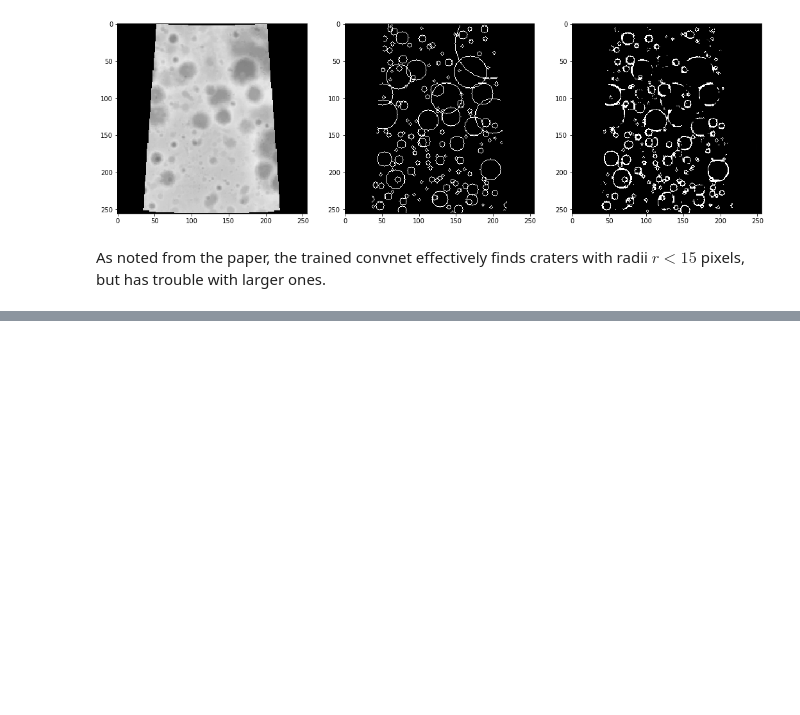
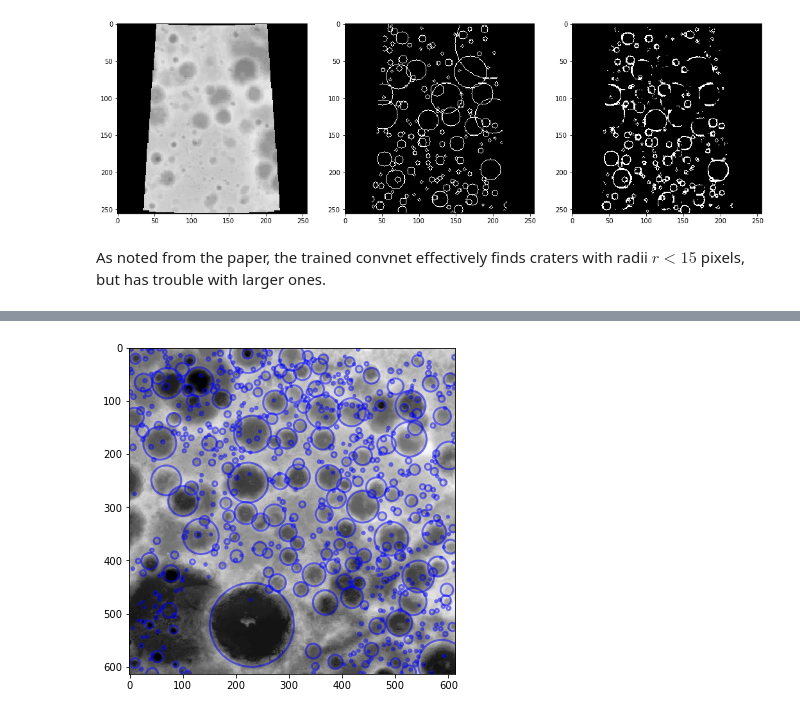
Before and after one commit to silburt/DeepMoon, a Jupyter notebook: docs/Using Zenodo Data.ipynb, the cells around one changed output, grey strips where cells are left out. Drawn from its saved outputs; the diff is of its cells as text; code cells hidden in the pictures; blank space fills up the shorter version.

```diff
--- a/docs/Using Zenodo Data.ipynb
+++ b/docs/Using Zenodo Data.ipynb
@@ -161,0 +164,47 @@ As noted from the paper, the trained convnet effectively finds craters with radi
+# %%
+def crop_craters(craters, img_global, xp, yp, lenp):
+    # get desired cropped Lunar region
+    xc = xp*img_global.size[0]/3 + 2*img_global.size[0]/3
+    yc = yp*img_global.size[1]
+    rawlen = lenp*img_global.size[0]/3
+
+    box = np.array([xc, yc, xc + rawlen, yc + rawlen], dtype='float32')
+    img = img_global.crop(box)
+
+    # crop craters within bounding box, convert to pixel coordinates
+    llbd = tfm.pix2coord(box[0::2], box[1::2], [-180., 180., -60., 60.], img_global.size)
+    llbd = np.concatenate([llbd[0], llbd[1][::-1]])
+    cLo, cLa, cR = craters[(craters.T[0] >= llbd[0]) & (craters.T[0] < llbd[1]) &
+                           (craters.T[1] >= llbd[2]) & (craters.T[1] < llbd[3])].T
+    x, y = tfm.coord2pix(cLo, cLa, llbd, img.size)
+    r = cR / ((llbd[3] - llbd[2])*(np.pi / 180.0)*(1737.4 / (box[2] - box[0])))
+    return img, np.array(list(zip(x, y, r)))
+# %%
+import sys
+sys.path.append("%s/utils/"%deepmoon_path)
+import transform as tfm
+
+# Read source image and crater catalogs.
+#img_global = Image.open(zenodo_path + "/LunarLROLrocKaguya_118mperpix.png").convert("L") # hi-res, memory-intensive
+img_global = Image.open(deepmoon_path + "/tests/LunarLROLrocKaguya_1180mperpix_downsamp.png").convert("L")
+
+# Load post-processed craters
+craters = np.load(zenodo_path + 'post-processed_test_craters.npy')
+# %%
+# dimensions of crop
+longp = 0.5     # longitude coordinate as a percentage of Lunar test region (0-1 range)
+latp = 0.5      # latitude coordinate as a percentage of Lunar test region (0-1 range)
+lenp = 0.2      # length of cropped Lunar test region as a percentage  (0-1 range)
+
+# get cropped image of the moon and corresponding craters
+img_crop, craters_crop = crop_craters(craters, img_global, longp, latp, lenp)
+
+# plot
+f, (ax1) = plt.subplots(1, 1, figsize=[12, 6])
+ax1.imshow(img_crop, cmap='Greys_r', vmin=np.min(img), vmax=np.max(img))
+for x, y, r in craters_crop:
+    circle = plt.Circle((x, y), r, color='blue', fill=False, linewidth=2, alpha=0.5)
+    ax1.add_artist(circle)
+plt.show()
+# %% [output]
+[figure, added]
```
Also changed, not shown: parts of 3 cells of this notebook.
